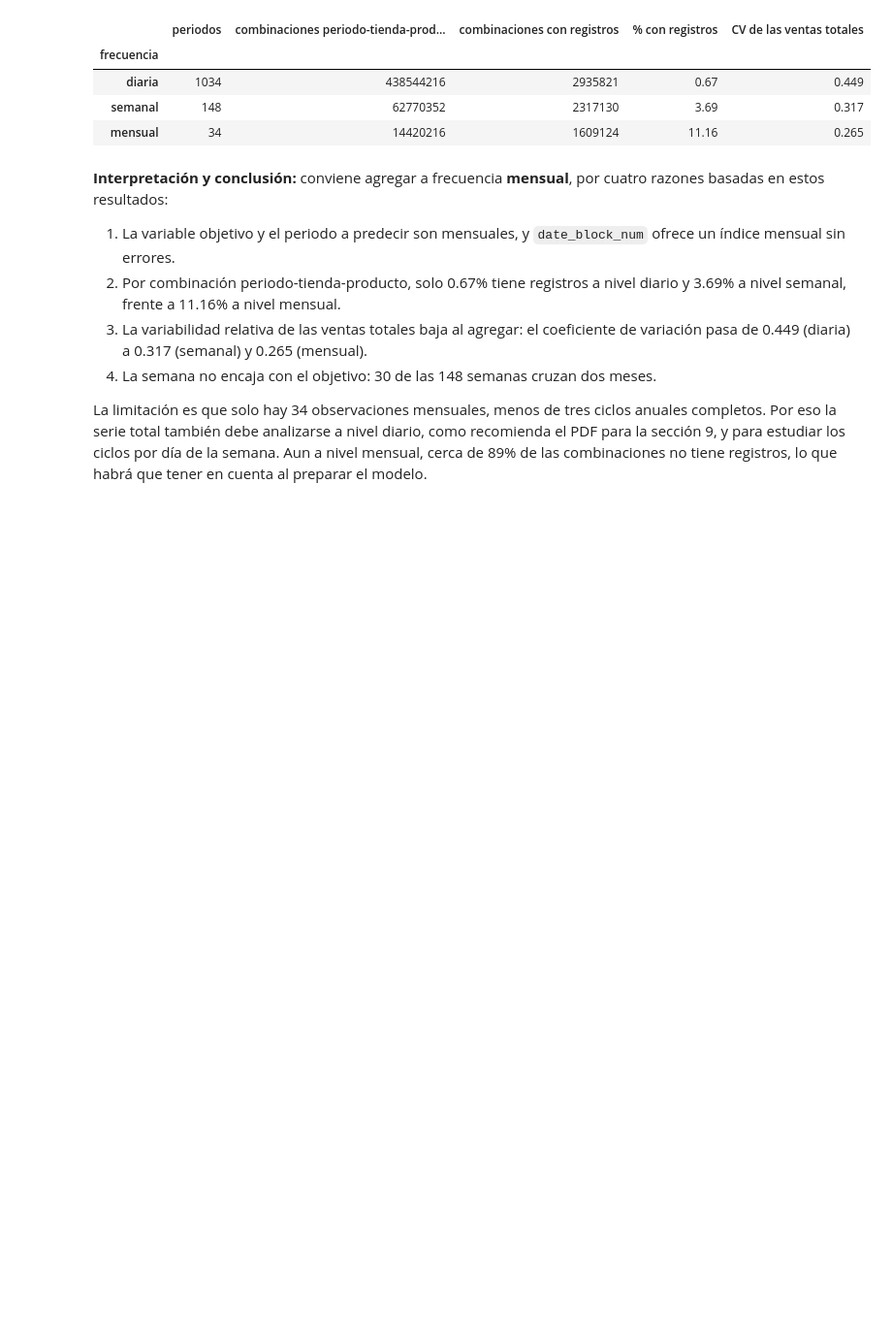
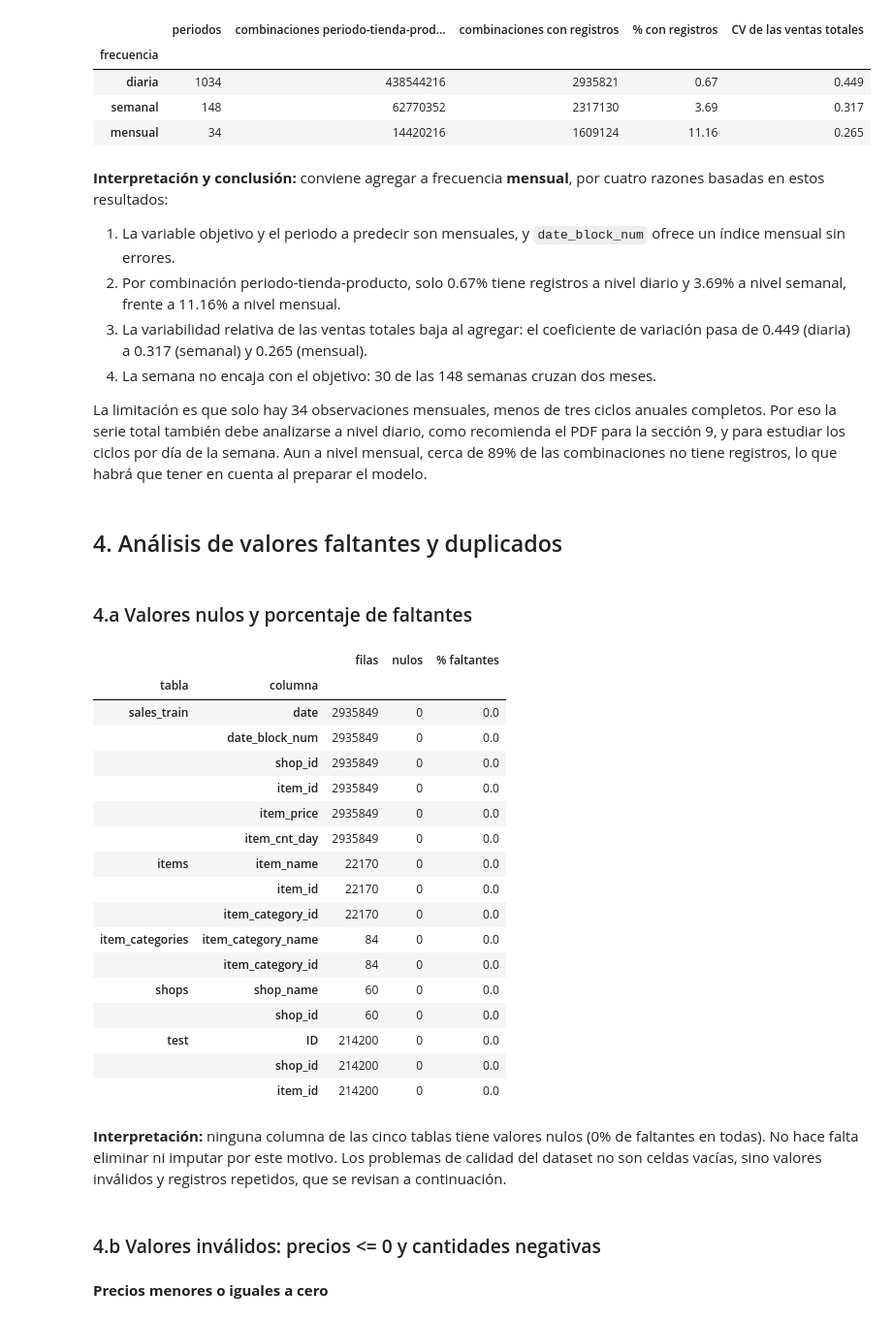
Before and after one commit to Santacruz97/predict-future-sales, a Jupyter notebook: notebooks/01_exploratory_data_analysis.ipynb, the cells around one changed output. Shown at 97% size. Saved outputs shown, nothing was run; the diff lists cells and outputs as text; code cells hidden in the pictures; blank space fills up the shorter version.

```diff
--- a/notebooks/01_exploratory_data_analysis.ipynb
+++ b/notebooks/01_exploratory_data_analysis.ipynb
@@ -427,3 +427,46 @@ Semanas que cruzan dos meses: 30 de 148
 4. La semana no encaja con el objetivo: 30 de las 148 semanas cruzan dos meses.
 
 La limitación es que solo hay 34 observaciones mensuales, menos de tres ciclos anuales completos. Por eso la serie total también debe analizarse a nivel diario, como recomienda el PDF para la sección 9, y para estudiar los ciclos por día de la semana. Aun a nivel mensual, cerca de 89% de las combinaciones no tiene registros, lo que habrá que tener en cuenta al preparar el modelo.
+# %% [markdown]
+## 4. Análisis de valores faltantes y duplicados
+# %% [markdown]
+### 4.a Valores nulos y porcentaje de faltantes
+# %%
+pd.DataFrame(
+    [
+        {
+            "tabla": nombre,
+            "columna": columna,
+            "filas": len(df),
+            "nulos": df[columna].isna().sum(),
+            "% faltantes": round(df[columna].isna().mean() * 100, 4),
+        }
+        for nombre, df in tablas.items()
+        for columna in df.columns
+    ]
+).set_index(["tabla", "columna"])
+# %% [output]
+|  |  | filas | nulos | % faltantes |
+| tabla | columna |  |  |  |
+| sales_train | date | 2935849 | 0 | 0.0 |
+|  | date_block_num | 2935849 | 0 | 0.0 |
+|  | shop_id | 2935849 | 0 | 0.0 |
+|  | item_id | 2935849 | 0 | 0.0 |
+|  | item_price | 2935849 | 0 | 0.0 |
+|  | item_cnt_day | 2935849 | 0 | 0.0 |
+| items | item_name | 22170 | 0 | 0.0 |
+|  | item_id | 22170 | 0 | 0.0 |
+|  | item_category_id | 22170 | 0 | 0.0 |
+| item_categories | item_category_name | 84 | 0 | 0.0 |
+|  | item_category_id | 84 | 0 | 0.0 |
+| shops | shop_name | 60 | 0 | 0.0 |
+|  | shop_id | 60 | 0 | 0.0 |
+| test | ID | 214200 | 0 | 0.0 |
+|  | shop_id | 214200 | 0 | 0.0 |
+|  | item_id | 214200 | 0 | 0.0 |
+# %% [markdown]
+**Interpretación:** ninguna columna de las cinco tablas tiene valores nulos (0% de faltantes en todas). No hace falta eliminar ni imputar por este motivo. Los problemas de calidad del dataset no son celdas vacías, sino valores inválidos y registros repetidos, que se revisan a continuación.
+# %% [markdown]
+### 4.b Valores inválidos: precios <= 0 y cantidades negativas
+# %% [markdown]
+**Precios menores o iguales a cero**
```
Also changed, not shown: parts of 31 cells of this notebook.
